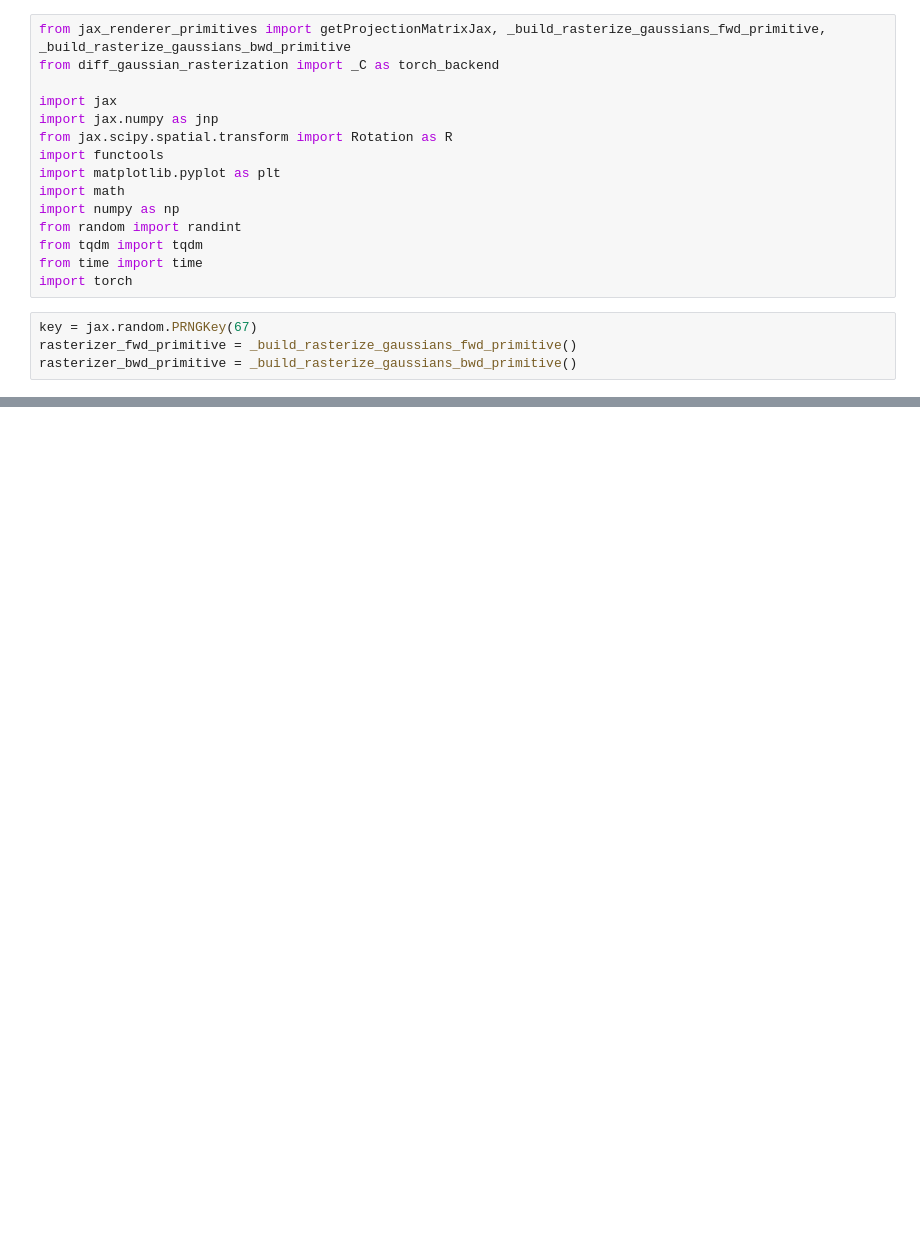
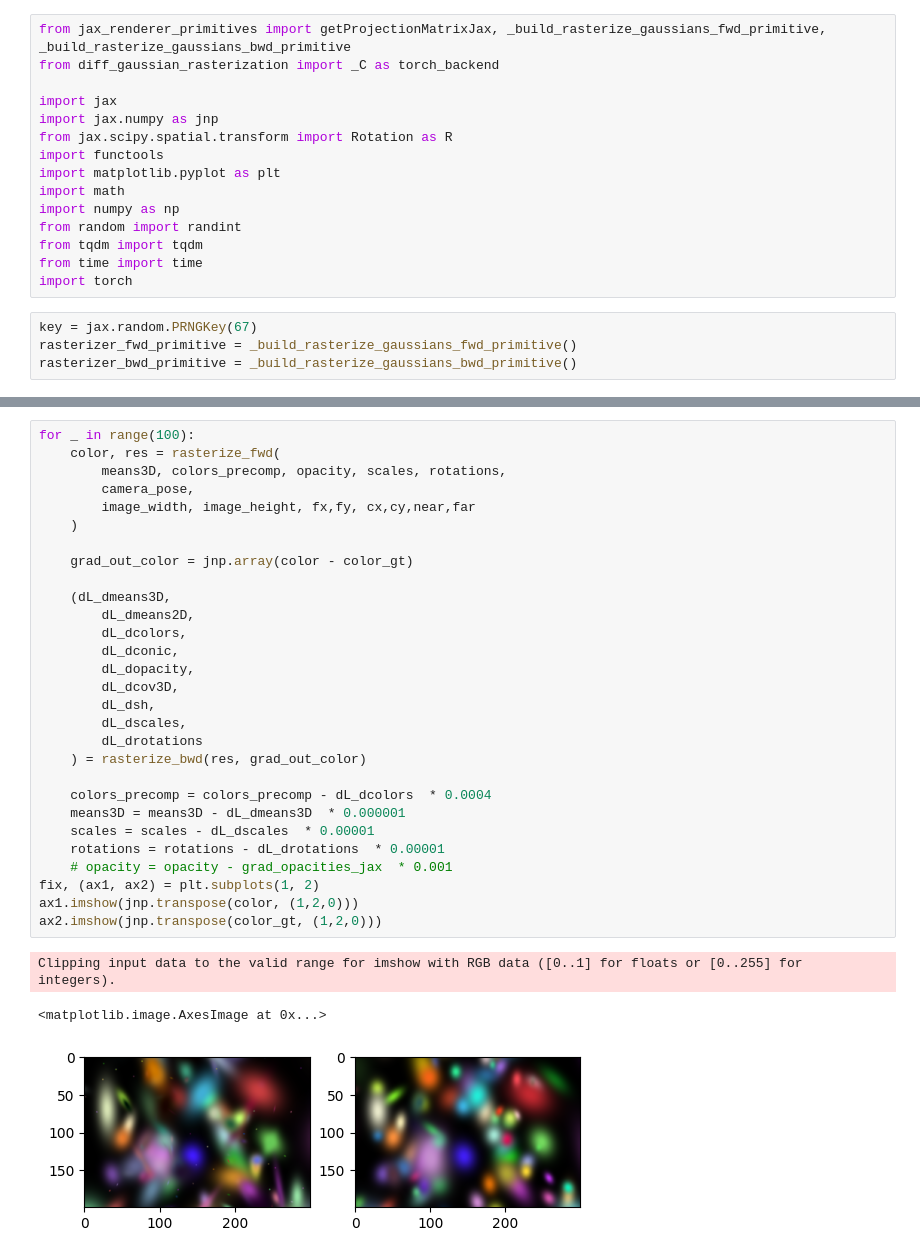
Before and after one commit to nishadgothoskar/diff-gaussian-rasterization, a Jupyter notebook: optimization.ipynb, the cells around one changed output, grey strips where cells are left out. Drawn from its saved outputs; the diff is of its cells as text; blank space fills up the shorter version.

```diff
--- a/optimization.ipynb
+++ b/optimization.ipynb
@@ -155,0 +236,33 @@ Clipping input data to the valid range for imshow with RGB data ([0..1] for floa
+# %%
+for _ in range(100):
+    color, res = rasterize_fwd(
+        means3D, colors_precomp, opacity, scales, rotations,
+        camera_pose,
+        image_width, image_height, fx,fy, cx,cy,near,far
+    )
+
+    grad_out_color = jnp.array(color - color_gt)
+
+    (dL_dmeans3D,
+        dL_dmeans2D,
+        dL_dcolors,
+        dL_dconic,
+        dL_dopacity,
+        dL_dcov3D,
+        dL_dsh,
+        dL_dscales,
+        dL_drotations
+    ) = rasterize_bwd(res, grad_out_color)
+
+    colors_precomp = colors_precomp - dL_dcolors  * 0.0004
+    means3D = means3D - dL_dmeans3D  * 0.000001
+    scales = scales - dL_dscales  * 0.00001
+    rotations = rotations - dL_drotations  * 0.00001
+    # opacity = opacity - grad_opacities_jax  * 0.001
+fix, (ax1, ax2) = plt.subplots(1, 2)
+ax1.imshow(jnp.transpose(color, (1,2,0)))
+ax2.imshow(jnp.transpose(color_gt, (1,2,0)))
+# %% [output]
+Clipping input data to the valid range for imshow with RGB data ([0..1] for floats or [0..255] for integers).
+<matplotlib.image.AxesImage at 0x...>
+[figure, added]
```
Also changed, not shown: parts of 3 cells of this notebook, 1 other file.
